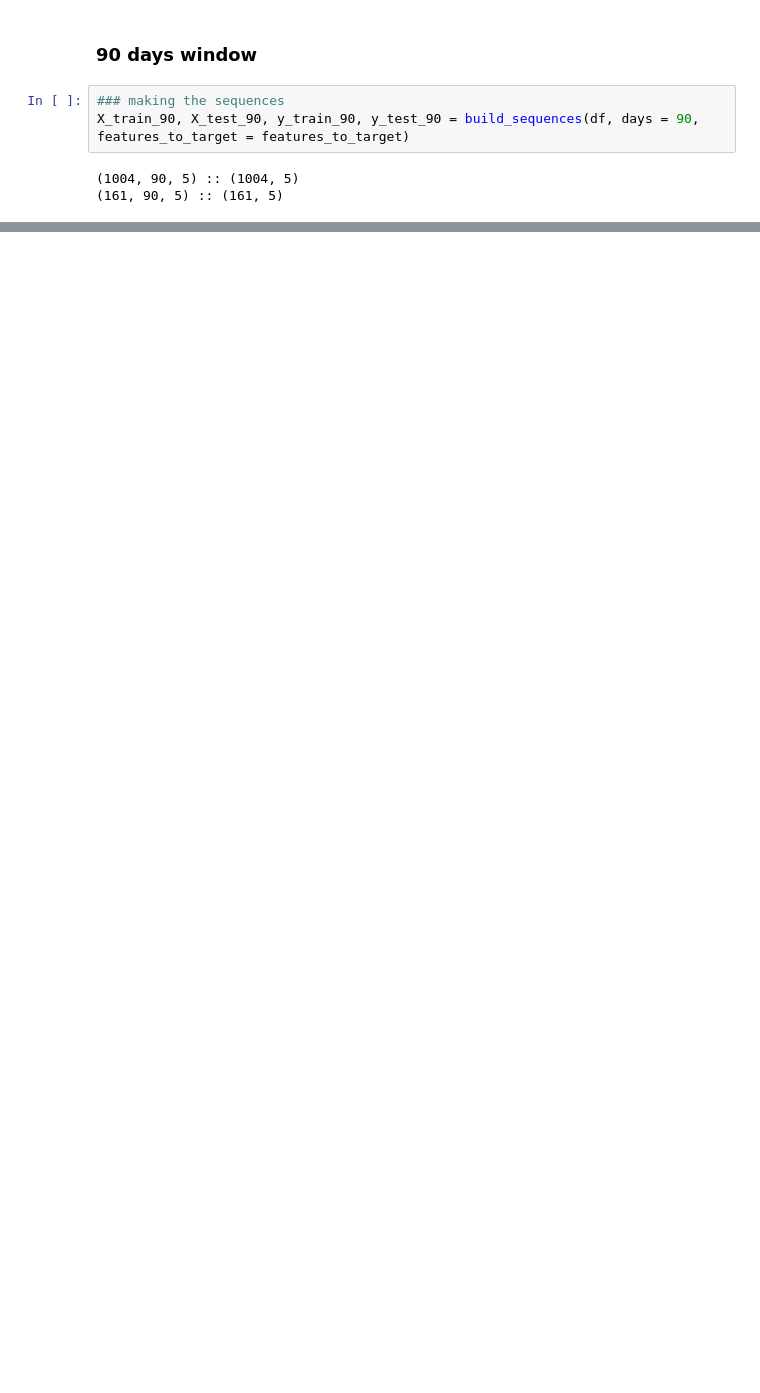
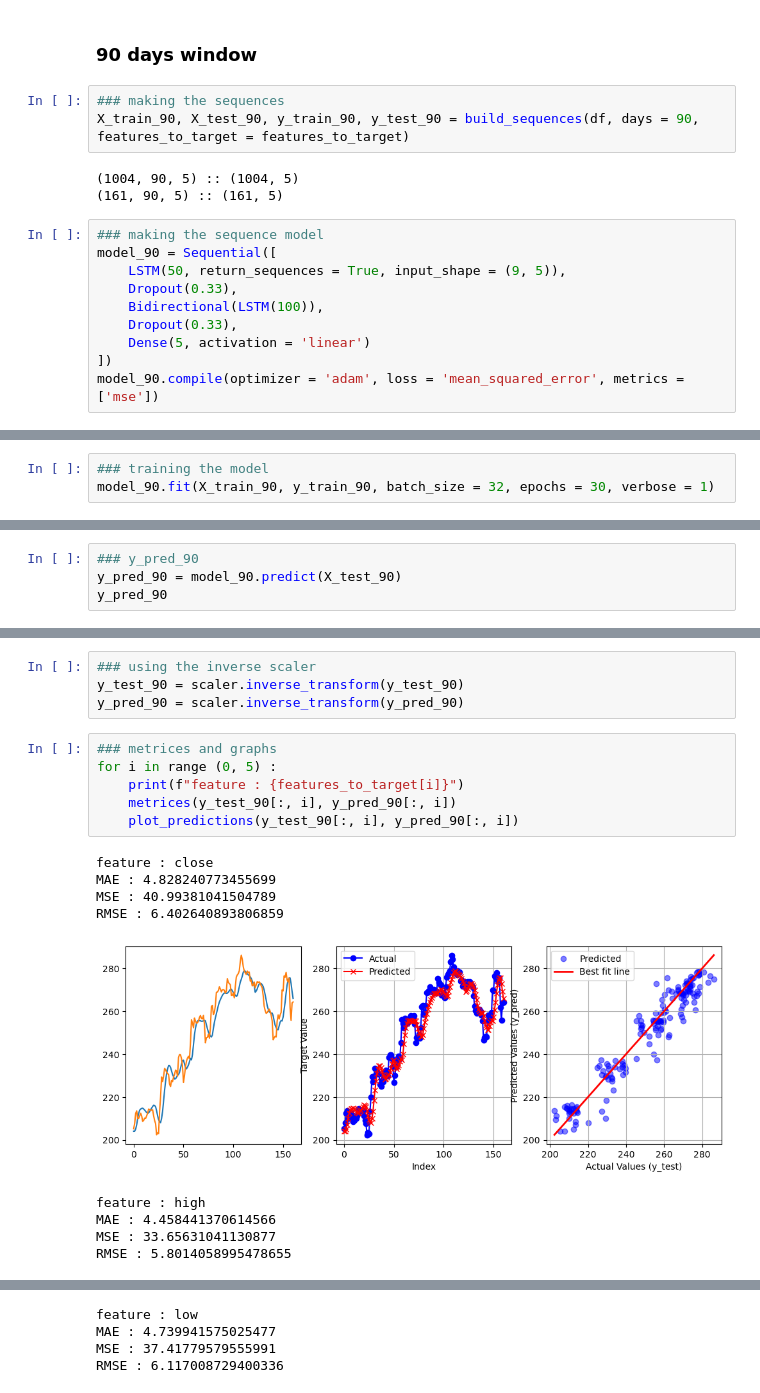
Before and after one commit to utsav87589/LSTM---Stock-price-prediction, a Jupyter notebook: v1/notebooks/build_models.ipynb, the cells around one changed output, grey strips where cells are left out. Drawn from its saved outputs; the diff is of its cells as text; blank space fills up the shorter version.

Commit message:
worked on the model_90, but the major was to fix out the graphs

```diff
--- a/v1/notebooks/build_models.ipynb
+++ b/v1/notebooks/build_models.ipynb
@@ -83,3 +103,13 @@ X_train_90, X_test_90, y_train_90, y_test_90 = build_sequences(df, days = 90, fe
 # %% [output]
 (1004, 90, 5) :: (1004, 5)
 (161, 90, 5) :: (161, 5)
+# %%
+### making the sequence model
+model_90 = Sequential([
+    LSTM(50, return_sequences = True, input_shape = (9, 5)),
+    Dropout(0.33),
+    Bidirectional(LSTM(100)),
+    Dropout(0.33),
+    Dense(5, activation = 'linear')
+])
+model_90.compile(optimizer = 'adam', loss = 'mean_squared_error', metrics = ['mse'])
@@ -85,0 +137,3 @@ X_train_90, X_test_90, y_train_90, y_test_90 = build_sequences(df, days = 90, fe
+# %%
+### training the model
+model_90.fit(X_train_90, y_train_90, batch_size = 32, epochs = 30, verbose = 1)
@@ -85,0 +159,4 @@ X_train_90, X_test_90, y_train_90, y_test_90 = build_sequences(df, days = 90, fe
+# %%
+### y_pred_90
+y_pred_90 = model_90.predict(X_test_90)
+y_pred_90
@@ -85,0 +187,20 @@ X_train_90, X_test_90, y_train_90, y_test_90 = build_sequences(df, days = 90, fe
+# %%
+### using the inverse scaler
+y_test_90 = scaler.inverse_transform(y_test_90)
+y_pred_90 = scaler.inverse_transform(y_pred_90)
+# %%
+### metrices and graphs
+for i in range (0, 5) :
+    print(f"feature : {features_to_target[i]}")
+    metrices(y_test_90[:, i], y_pred_90[:, i])
+    plot_predictions(y_test_90[:, i], y_pred_90[:, i])
+# %% [output]
+feature : close
+MAE : 4.828240773455699
+MSE : 40.99381041504789
+RMSE : 6.402640893806859
+[figure, added]
+feature : high
+MAE : 4.458441370614566
+MSE : 33.65631041130877
+RMSE : 5.8014058995478655
@@ -85,0 +208,4 @@ X_train_90, X_test_90, y_train_90, y_test_90 = build_sequences(df, days = 90, fe
+feature : low
+MAE : 4.739941575025477
+MSE : 37.41779579555991
+RMSE : 6.117008729400336
```
Also changed, not shown: parts of 9 cells of this notebook.
